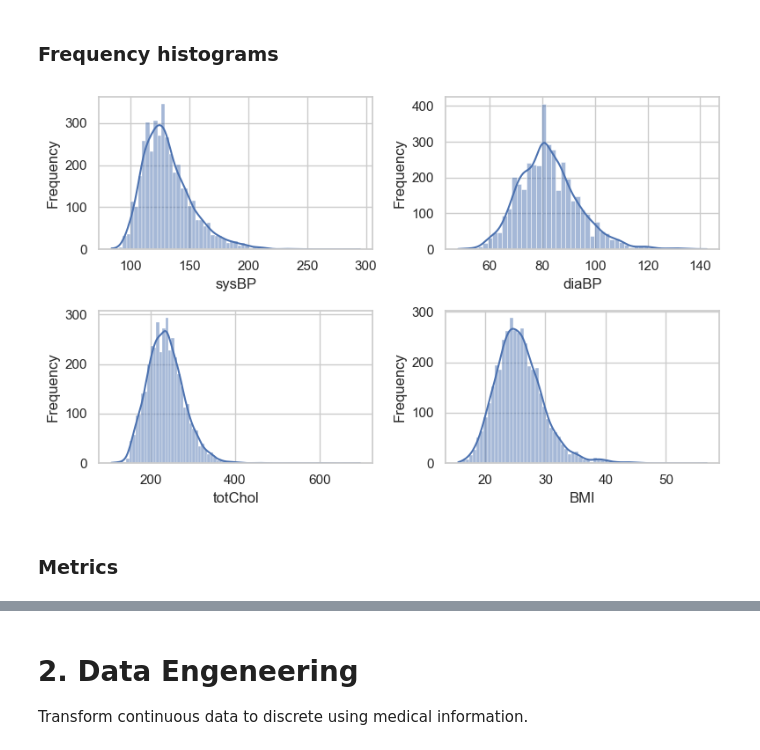
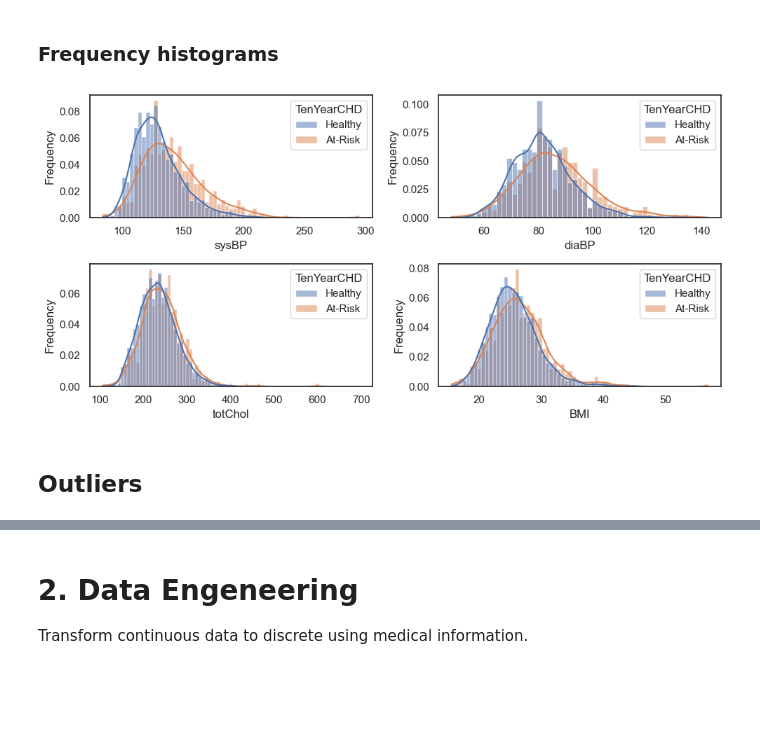
Before and after one commit to TarMatt/Coronary_disease, a Jupyter notebook: uni_project.ipynb, the cells around one changed output, grey strips where cells are left out. Saved outputs shown, nothing was run; the diff lists cells and outputs as text; code cells hidden in the pictures; blank space fills up the shorter version.

```diff
--- a/uni_project.ipynb
+++ b/uni_project.ipynb
@@ -31,12 +30,11 @@ dataframe.head()
 # %% [markdown]
 # 1. Data Exploration
 # %%
-# Divide continuous and discrete and filter out undesired variables
+# Set the desired dataframe
 dataframe = dataframe[dataframe['BPMeds']==0]
-continuous_data = dataframe[['age','totChol','sysBP','diaBP','BMI','cigsPerDay']]
-discrete_data = dataframe[['male','prevalentStroke','diabetes','TenYearCHD']]
 
-data = dataframe[['age','totChol','sysBP','diaBP','BMI','cigsPerDay','male','prevalentStroke','diabetes','TenYearCHD']]
+data = dataframe[['age','totChol','sysBP','diaBP','BMI','cigsPerDay','male','diabetes','TenYearCHD']]
+data.loc[:,'TenYearCHD'] = data['TenYearCHD'].map({1:'At-Risk',0:'Healthy'})
 # %% [markdown]
 ### Correlation
 # %%
@@ -87,23 +65,23 @@ plt.show()
 # %% [markdown]
 ### Frequency histograms
 # %%
-data_hist = continuous_data[['totChol','sysBP','diaBP','BMI']]
-fig, axes = plt.subplots(2, 2, figsize=(8, 5))
+fig, axes = plt.subplots(2, 2, figsize=(10, 5))
 features = ['sysBP','diaBP','totChol','BMI']
 
 axes = axes.flatten()
 
 custom_bins = [-1, 100, 400]
 
 # Plot a histogram for each feature
 for i, feature in enumerate(features):
-    sns.histplot(data_hist[feature], kde=True, ax=axes[i])
+    sns.histplot(data=data,x=dataframe[feature], kde=True, ax=axes[i],hue='TenYearCHD',stat='probability',common_norm=False)
     axes[i].set_xlabel(feature)
     axes[i].set_ylabel('Frequency')
 
+
 plt.tight_layout()
 plt.show()
 # %% [output]
-[figure, old version]
+[figure, new version]
 # %% [markdown]
-### Metrics
+## Outliers
```
Also changed, not shown: parts of 27 cells of this notebook.
